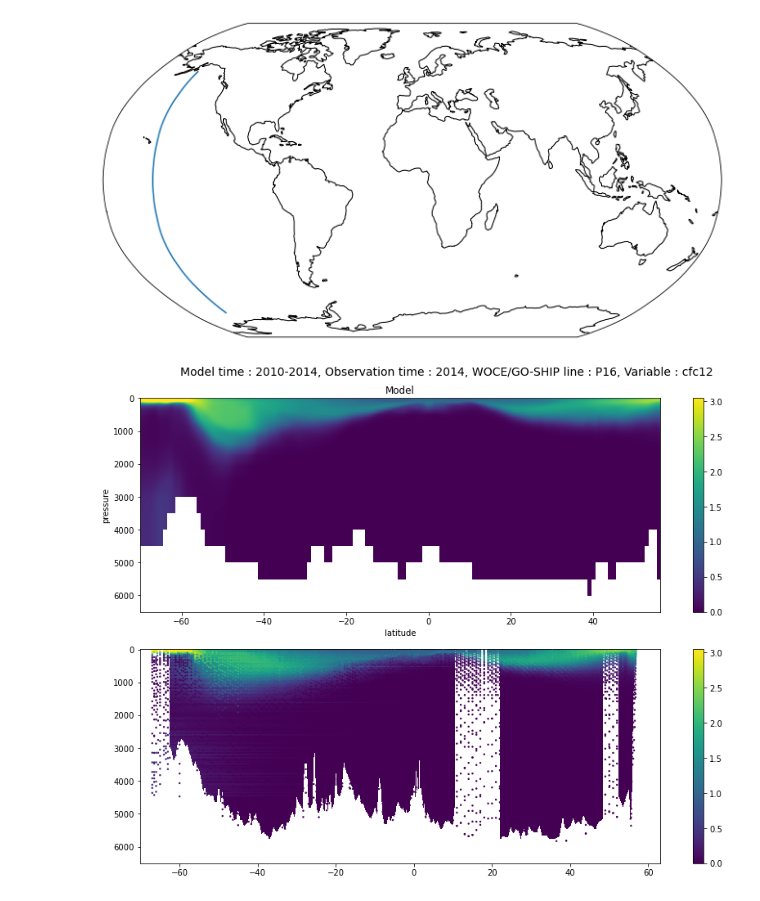
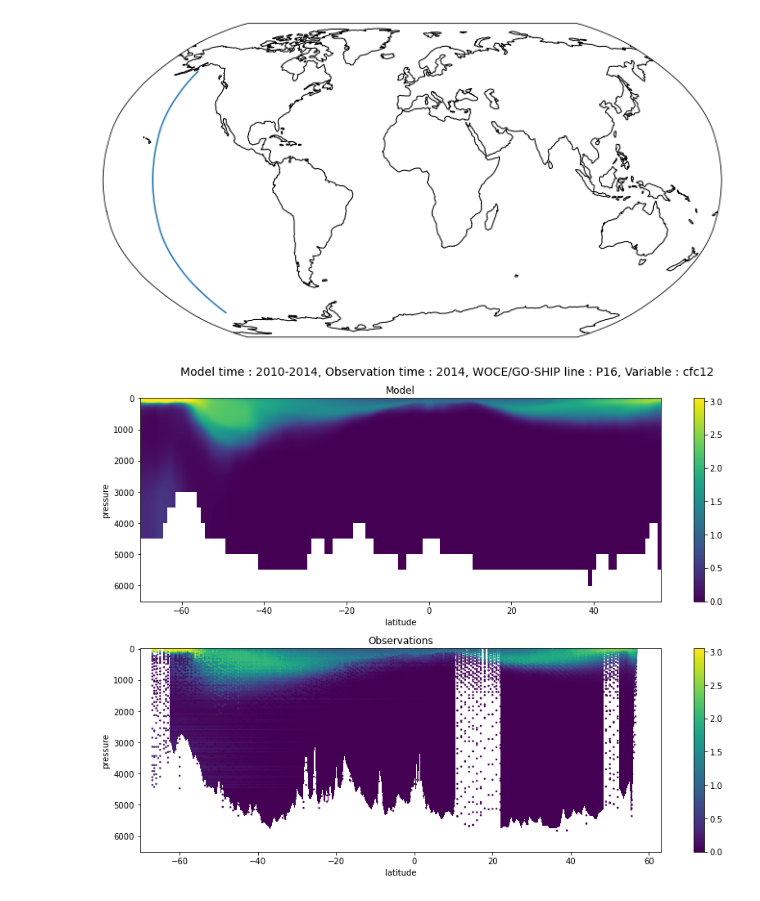
Before and after one commit to gmacgilchrist/om4labs, a Jupyter notebook: notebooks/dev_glodap.ipynb, the cells around one changed output. Saved outputs shown, nothing was run; the diff lists cells and outputs as text; code cells hidden in the pictures.

Commit message:
improves glodap cfc comparison

```diff
--- a/notebooks/dev_glodap.ipynb
+++ b/notebooks/dev_glodap.ipynb
@@ -46,11 +71,6 @@ rootdir = glob.glob('/work/gam/GO-SHIP/gridded/*/'+line)[0]
 filename = line.lower()+'.nc'
 path = '/'.join([rootdir,filename])
 dso_nc = xr.open_dataset(path)
-# And assign appropriately
-if len(dso_nc['latitude'])==1:
-    dimx = 'longitude'
-elif len(dso_nc['longitude'])==1:
-    dimx = 'latitude'
 # %% [markdown]
 ## Match GLODAP data with cruises used for Easy Ocean
 (via the `expocode`)
@@ -71,12 +91,20 @@ Available cruise data : 33RO20150410 320620140320 33RO20150525 325020060213 32NM
-# %%
-# Find year closest to model year
-years_np = np.array([int(i) for i in years])
-yearo = years[np.argmin(np.abs(dsm['time.year'].values-years_np))]
-# Get corresponding expo code
-ec = ecs[years.index(str(yearo))]
 # %%
-# Subset GLODAP data for corresponding cruise
+# Subset GLODAP data for available cruise
 cond = df['G2expocode']==''
 for ec in ecs:
     cond += (df['G2expocode']==ec)
-dfo = df[cond]
+dfo_all = df[cond]
+# %%
+# Find cruises that fall within model averaging period
+year_bnds = dsm['time_bnds'].squeeze().dt.year.values
+leeway = 1
+cond = dfo_all['G2year']==''
+for year in dfo_all['G2year'].unique():
+    if year_bnds[0]-leeway <= year <= year_bnds[1]+leeway:
+        cond += (dfo_all['G2year']==year)
+dfo = dfo_all[cond]
+if len(dfo)==0:
+    yearstr = [str(e) for e in dfo_all['G2year'].unique()]
+    raise Exception('No suitable GLODAP data for selected WOCE line and year\n'+
+                   'Avaliable data: '+' '.join(ecs_i)+'\n'+
+                   'For years: '+' '.join(yearstr))
@@ -131,31 +338,34 @@ zo = dsg[variable]
 zm = dsmo[variable]*conversion
 
 fig,ax = plt.subplots(figsize=(12,9),nrows=2)
 
 fig.suptitle('Model time : '+time+
               ', Observation time : '+str(yearo)+
               ', WOCE/GO-SHIP line : '+line+
               ', Variable : '+variable,
             fontsize=14)
 
 im = ax[0].pcolormesh(x,y,zm,shading='auto')
 ax[0].invert_yaxis()
 ax[0].set_title('Model')
 ax[0].set_xlabel(dimx)
 ax[0].set_ylabel('pressure')
 plt.colorbar(im,ax=ax[0])
 
 imp = ax[1].pcolormesh(x,y,zo,shading='auto')
 ax[1].invert_yaxis()
 # Add original observations
 ims = ax[1].scatter(v[:,1],v[:,2],c=d,s=2)
 clims = list(imp.get_clim())
 clims[0]=0
 imp.set_clim(clims)
 ims.set_clim(clims)
 im.set_clim(clims) # Set model lims to obs
+ax[1].set_title('Observations')
+ax[1].set_xlabel(dimx)
+ax[1].set_ylabel('pressure')
 plt.colorbar(imp,ax=ax[1])
 
 fig.tight_layout()
 # %% [output]
-[figure, old version]
+[figure, new version]
```
Also changed, not shown: parts of 25 cells of this notebook, 1 other file.
